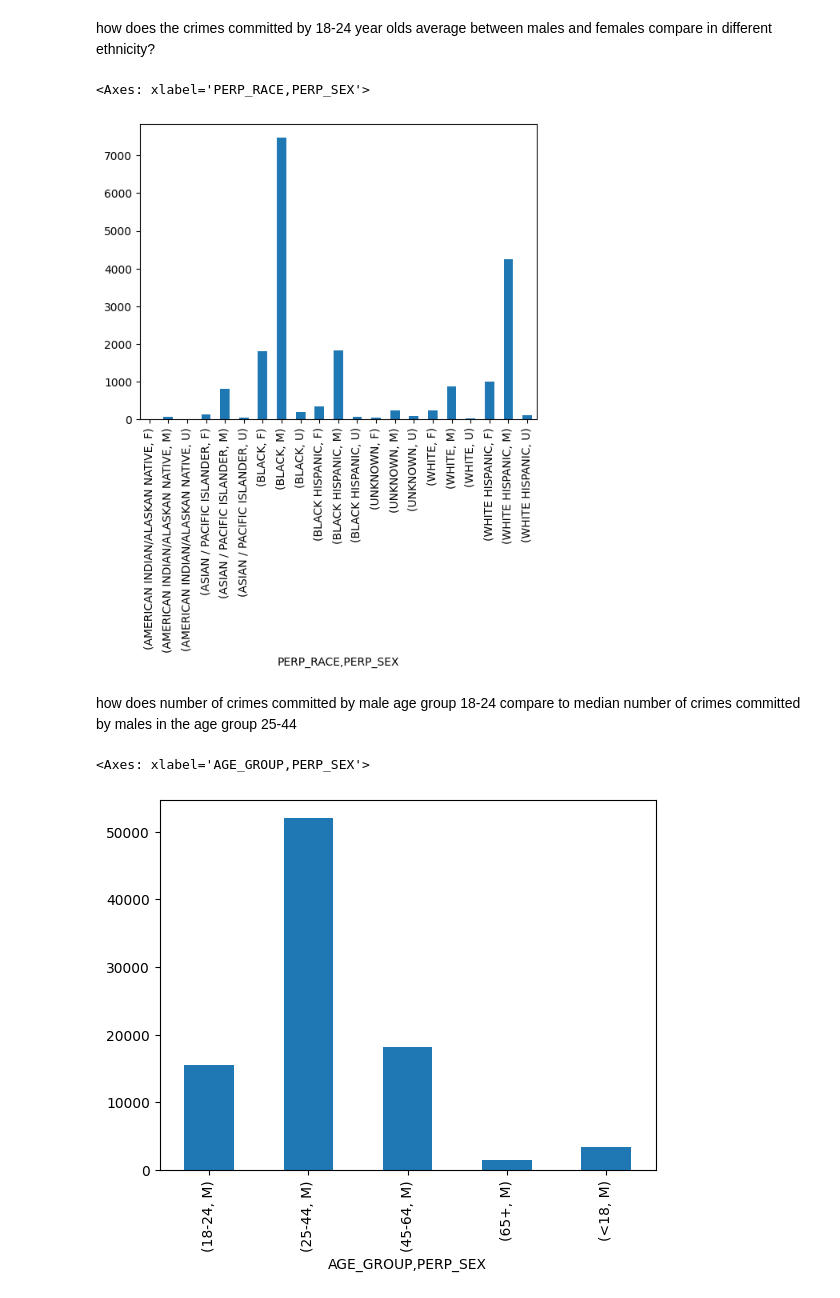
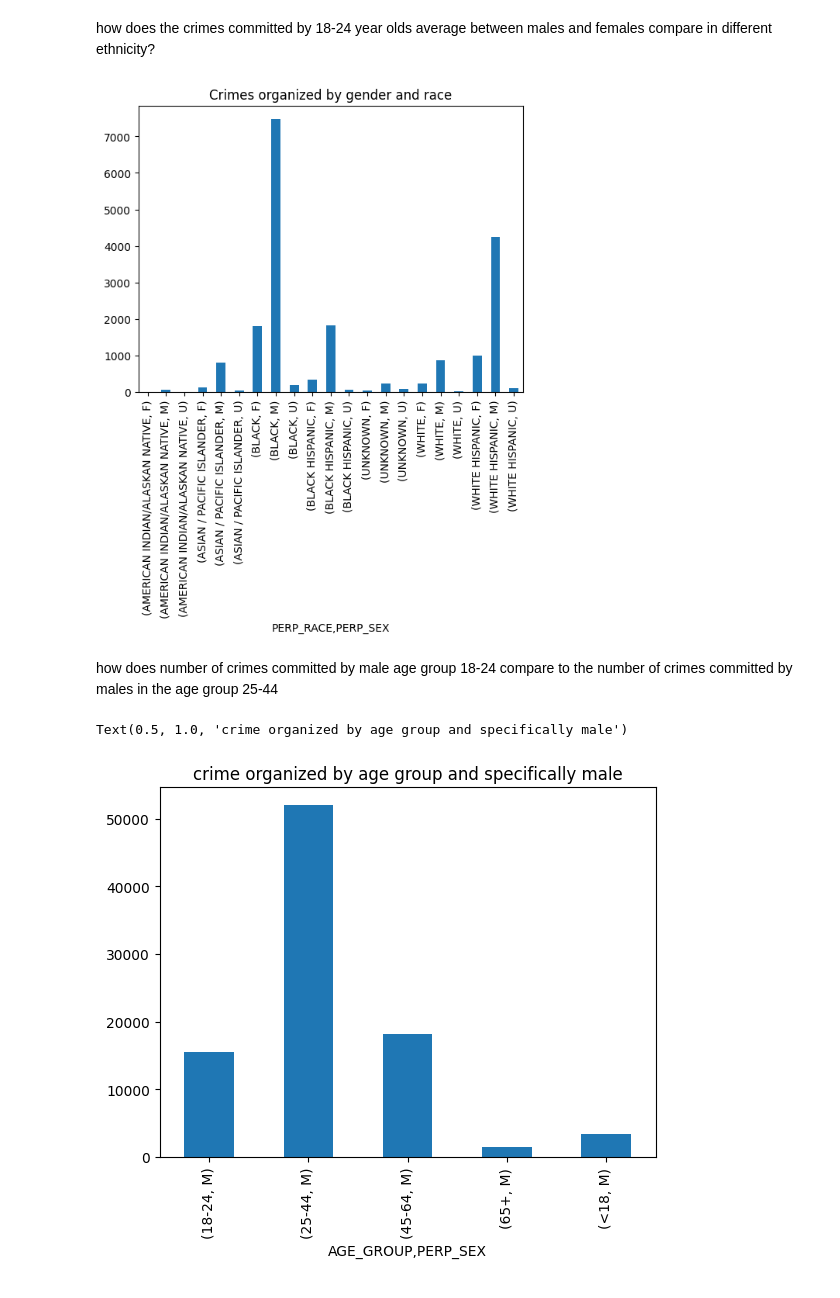
Before and after one commit to AdrianC167/Unit_Two_Data_Science, a Jupyter notebook: project.ipynb, the cells around one changed output. Drawn from its saved outputs; the diff is of its cells as text; code cells hidden in the pictures.

```diff
--- a/project.ipynb
+++ b/project.ipynb
@@ -21,16 +21,17 @@ filtered_df = data[data['AGE_GROUP'] == '18-24']
 
 x = filtered_df.groupby(['PERP_RACE', 'PERP_SEX'])["AGE_GROUP"].count()
 x.plot(kind='bar')
+plt.title("Crimes organized by gender and race")
 # %% [output]
-<Axes: xlabel='PERP_RACE,PERP_SEX'>
-[figure, old version]
+[figure, new version]
 # %% [markdown]
-how does number of crimes committed by male age group 18-24 compare to median number of crimes committed by males in the age group 25-44
+how does number of crimes committed by male age group 18-24 compare to the number of crimes committed by males in the age group 25-44
 # %%
 #makes a graph using the groupby function and groups by age group and sex and then counts based on age group.
 males_med = data[data['PERP_SEX'] == "M"]
 y = males_med.groupby(['AGE_GROUP','PERP_SEX'])['AGE_GROUP'].count()
 y.plot(kind='bar')
+plt.title("crime organized by age group and specifically male")
 # %% [output]
-<Axes: xlabel='AGE_GROUP,PERP_SEX'>
+Text(0.5, 1.0, 'crime organized by age group and specifically male')
-[figure, old version]
+[figure, new version]
```
